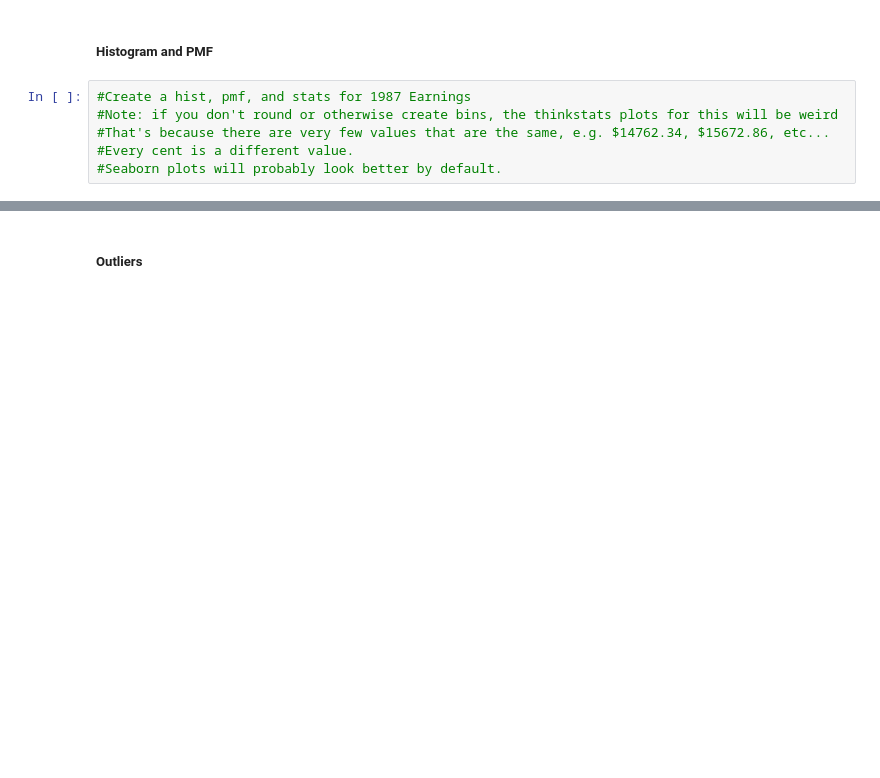
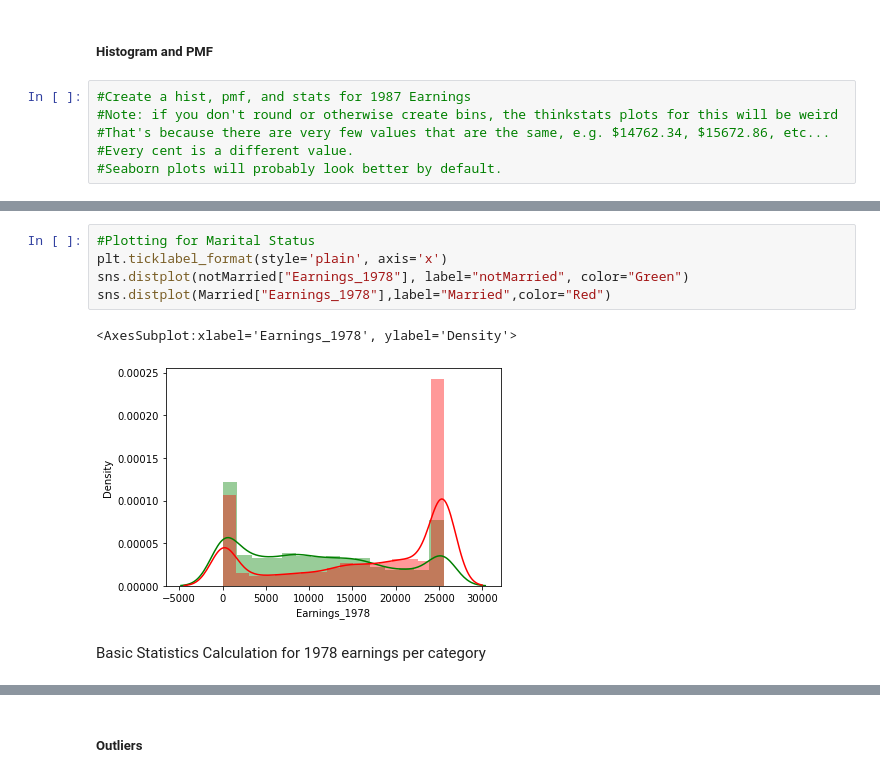
Before and after one commit to Isaacjimoh/BSIP_Assignment_1_Students, a Jupyter notebook: stats_asn_1_stud_temp.ipynb, the cells around one changed output, grey strips where cells are left out. Cells and saved outputs as stored; diff of their text form; blank space fills up the shorter version.

```diff
--- a/stats_asn_1_stud_temp.ipynb
+++ b/stats_asn_1_stud_temp.ipynb
@@ -278,0 +310,10 @@ Effect size on earnings by marital status:  0.5737396692403472
+# %%
+#Plotting for Marital Status
+plt.ticklabel_format(style='plain', axis='x')
+sns.distplot(notMarried["Earnings_1978"], label="notMarried", color="Green")
+sns.distplot(Married["Earnings_1978"],label="Married",color="Red")
+# %% [output]
+<AxesSubplot:xlabel='Earnings_1978', ylabel='Density'>
+[figure, added]
+# %% [markdown]
+Basic Statistics Calculation for 1978 earnings per category
```
Also changed, not shown: parts of 10 cells of this notebook.
